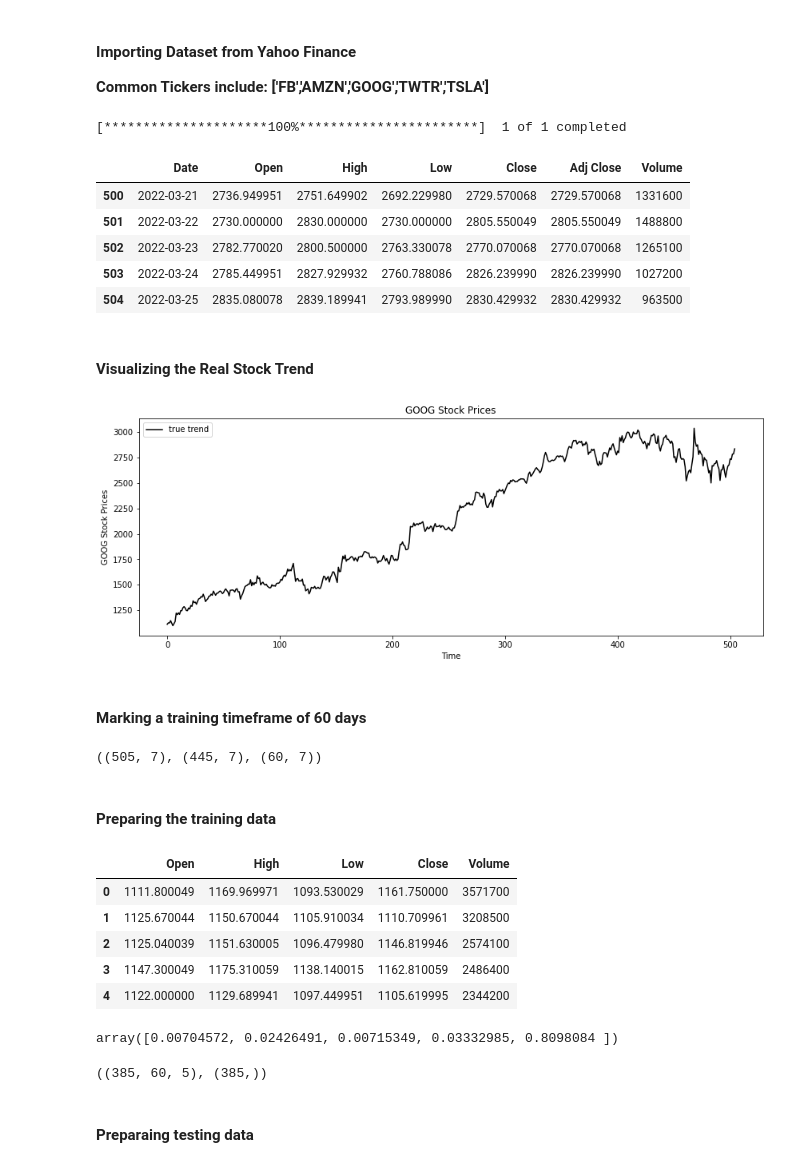
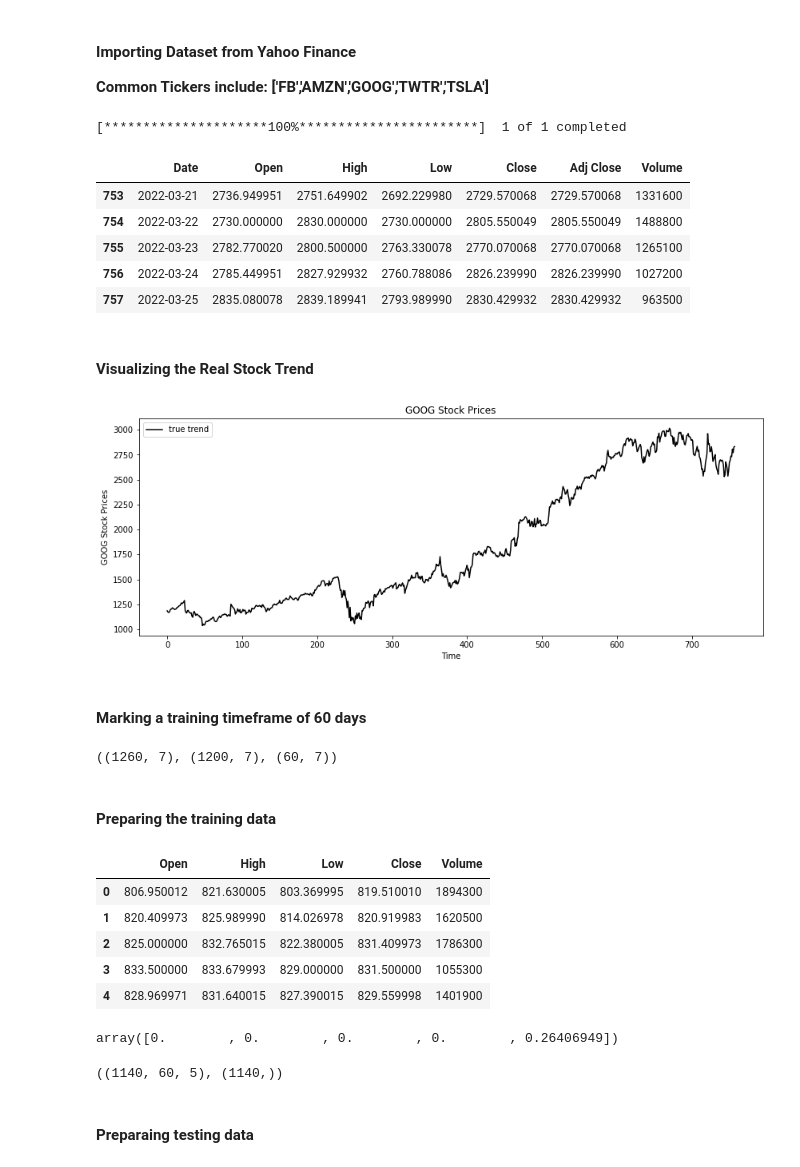
Before and after one commit to karenpinto1602/Stock-Market-Prediction-and-Analysis, a Jupyter notebook: Forecast/LSTM.ipynb, the cells around one changed output. Cells and saved outputs as stored; diff of their text form; code cells hidden in the pictures.

```diff
--- a/Forecast/LSTM.ipynb
+++ b/Forecast/LSTM.ipynb
@@ -10,29 +10,29 @@ from sklearn.preprocessing import MinMaxScaler
 # %%
 import yfinance as yf
 stock_symbol = 'GOOG'
-data = yf.download(tickers=stock_symbol,period='2y',interval='1d')
+data = yf.download(tickers=stock_symbol,period='3y',interval='1d')
 data = data.reset_index()
 data.tail()
 # %% [output]
 [*********************100%***********************]  1 of 1 completed
 |  | Date | Open | High | Low | Close | Adj Close | Volume |
-| 500 | 2022-03-21 | 2736.949951 | 2751.649902 | 2692.229980 | 2729.570068 | 2729.570068 | 1331600 |
-| 501 | 2022-03-22 | 2730.000000 | 2830.000000 | 2730.000000 | 2805.550049 | 2805.550049 | 1488800 |
-| 502 | 2022-03-23 | 2782.770020 | 2800.500000 | 2763.330078 | 2770.070068 | 2770.070068 | 1265100 |
-| 503 | 2022-03-24 | 2785.449951 | 2827.929932 | 2760.788086 | 2826.239990 | 2826.239990 | 1027200 |
-| 504 | 2022-03-25 | 2835.080078 | 2839.189941 | 2793.989990 | 2830.429932 | 2830.429932 | 963500 |
+| 753 | 2022-03-21 | 2736.949951 | 2751.649902 | 2692.229980 | 2729.570068 | 2729.570068 | 1331600 |
+| 754 | 2022-03-22 | 2730.000000 | 2830.000000 | 2730.000000 | 2805.550049 | 2805.550049 | 1488800 |
+| 755 | 2022-03-23 | 2782.770020 | 2800.500000 | 2763.330078 | 2770.070068 | 2770.070068 | 1265100 |
+| 756 | 2022-03-24 | 2785.449951 | 2827.929932 | 2760.788086 | 2826.239990 | 2826.239990 | 1027200 |
+| 757 | 2022-03-25 | 2835.080078 | 2839.189941 | 2793.989990 | 2830.429932 | 2830.429932 | 963500 |
 # %% [markdown]
 #### Visualizing the Real Stock Trend
 # %%
 plt.figure(figsize=(14,5))
-plt.plot(data['Open'],color='black',label='true trend')
+plt.plot(data['Close'],color='black',label='true trend')
 plt.title('%s Stock Prices'%stock_symbol)
 plt.xlabel('Time')
 plt.ylabel('%s Stock Prices'%stock_symbol)
 plt.legend()
 plt.show()
 # %% [output]
-[figure, old version]
+[figure, new version]
 # %% [markdown]
 #### Marking a training timeframe of 60 days
 # %%
@@ -41,7 +41,7 @@ data_train = data[:-test_size]
 data_test = data[-test_size:]
 data.shape,data_train.shape,data_test.shape
 # %% [output]
-((505, 7), (445, 7), (60, 7))
+((1260, 7), (1200, 7), (60, 7))
 # %% [markdown]
 #### Preparing the training data
 # %%
@@ -49,17 +49,17 @@ training_data = data_train.drop(['Date','Adj Close'],axis=1)
 training_data.head()
 # %% [output]
 |  | Open | High | Low | Close | Volume |
-| 0 | 1111.800049 | 1169.969971 | 1093.530029 | 1161.750000 | 3571700 |
-| 1 | 1125.670044 | 1150.670044 | 1105.910034 | 1110.709961 | 3208500 |
-| 2 | 1125.040039 | 1151.630005 | 1096.479980 | 1146.819946 | 2574100 |
-| 3 | 1147.300049 | 1175.310059 | 1138.140015 | 1162.810059 | 2486400 |
-| 4 | 1122.000000 | 1129.689941 | 1097.449951 | 1105.619995 | 2344200 |
+| 0 | 806.950012 | 821.630005 | 803.369995 | 819.510010 | 1894300 |
+| 1 | 820.409973 | 825.989990 | 814.026978 | 820.919983 | 1620500 |
+| 2 | 825.000000 | 832.765015 | 822.380005 | 831.409973 | 1786300 |
+| 3 | 833.500000 | 833.679993 | 829.000000 | 831.500000 | 1055300 |
+| 4 | 828.969971 | 831.640015 | 827.390015 | 829.559998 | 1401900 |
 # %%
 scaler = MinMaxScaler()
 training_data = scaler.fit_transform(training_data)
 training_data[0]
 # %% [output]
-array([0.00704572, 0.02426491, 0.00715349, 0.03332985, 0.8098084 ])
+array([0.        , 0.        , 0.        , 0.        , 0.26406949])
 # %%
 # Preparing the training set
 x_train = []
@@ -67,7 +67,7 @@ y_train = []
 
 for i in range(test_size, training_data.shape[0]):
     x_train.append(training_data[i-test_size:i])
-    y_train.append(training_data[i,0])
+    y_train.append(training_data[i,3])
 # last 60 days will be the training set - X
 # 61st day is the target value - Y
 
@@ -79,7 +79,7 @@ x_train.shape,y_train.shape
 # 60 columns
 # 5 dimentional data
 # %% [output]
-((385, 60, 5), (385,))
+((1140, 60, 5), (1140,))
 # %% [markdown]
 #### Preparaing testing data
 # %%
```
Also changed, not shown: parts of 16 cells of this notebook, 4 other files.
